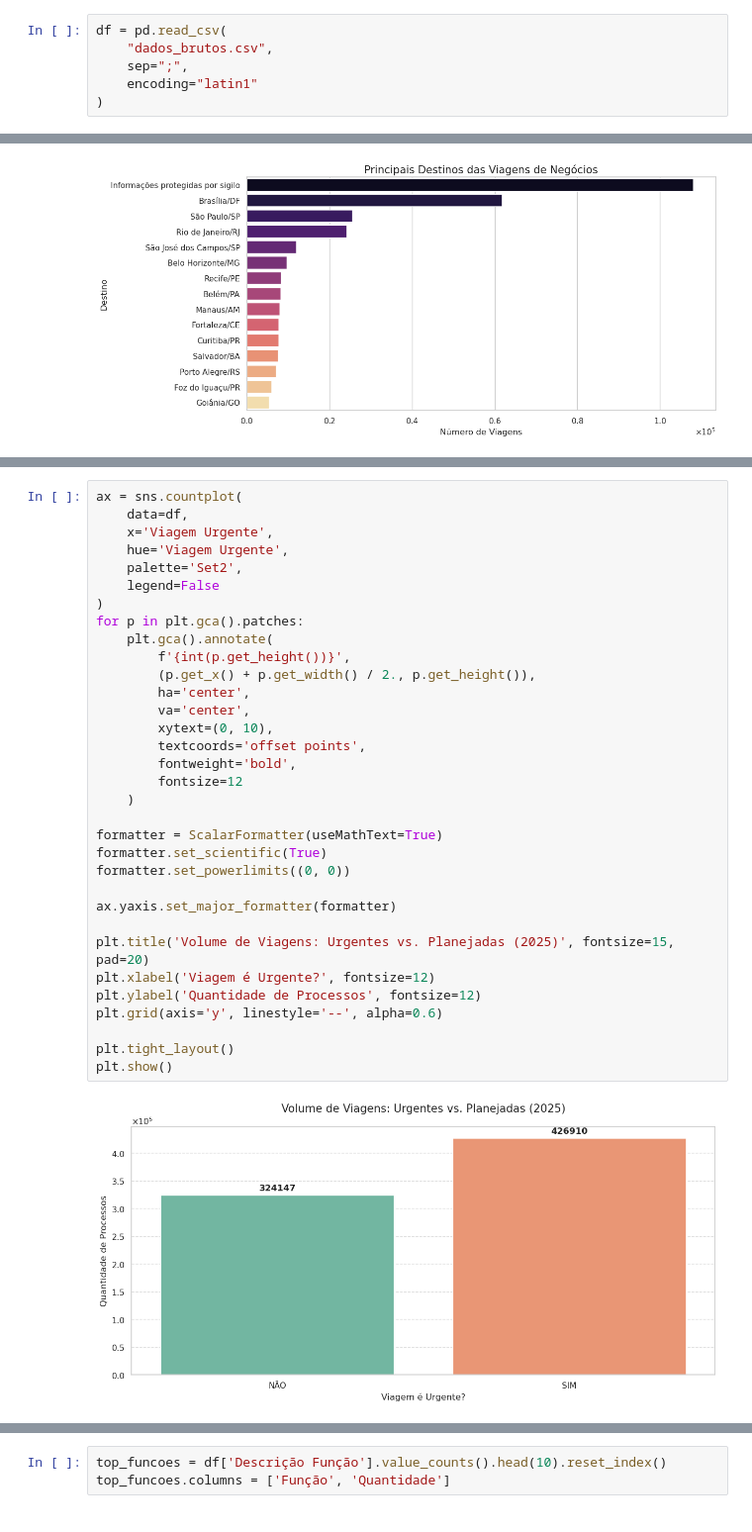
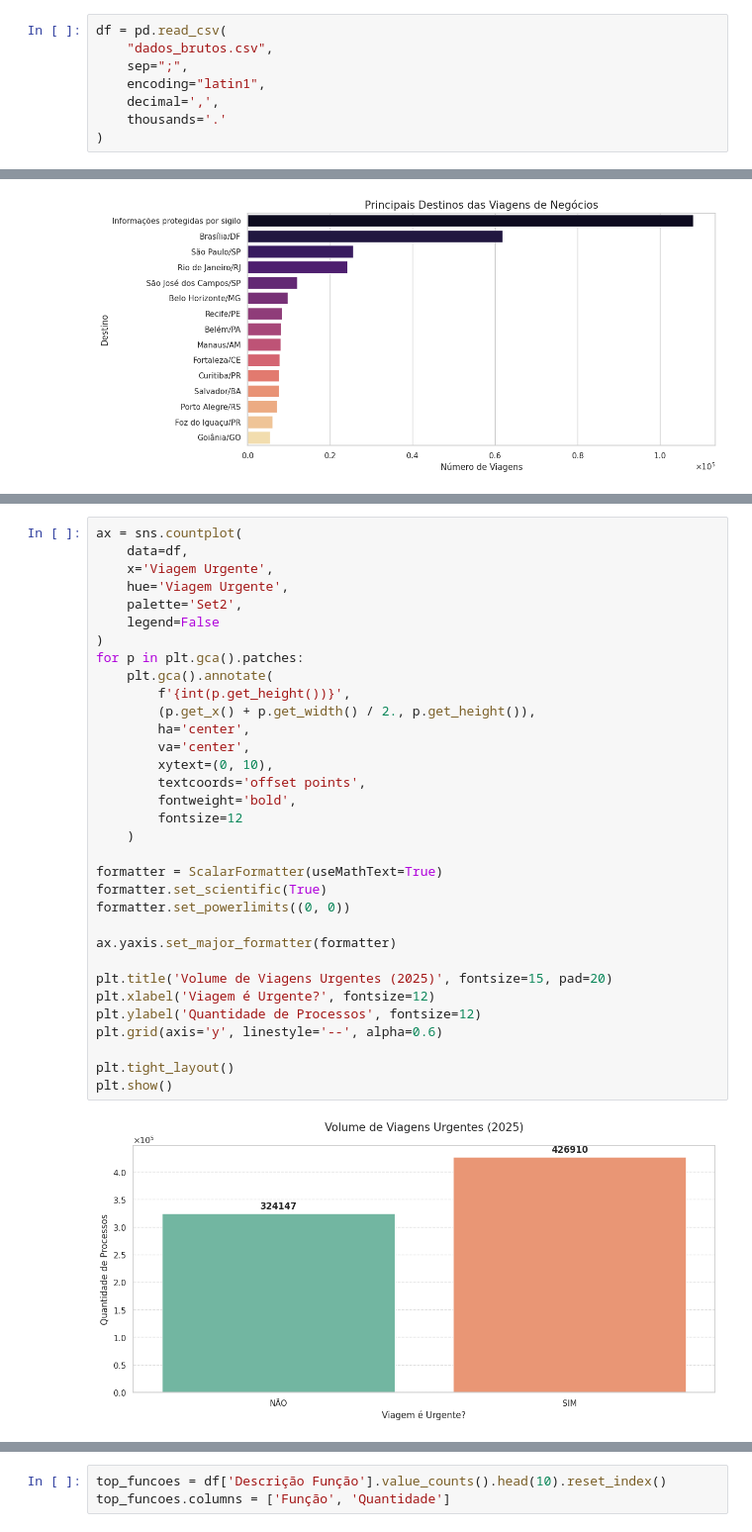
Before and after one commit to JuliaGabP/bi_gov_viagens, a Jupyter notebook: Data Layer/raw/analytcs.ipynb, the cells around one changed output, grey strips where cells are left out. Shown at 99% size. Cells and saved outputs as stored; diff of their text form.

```diff
--- a/Data Layer/raw/analytcs.ipynb
+++ b/Data Layer/raw/analytcs.ipynb
@@ -12,7 +12,9 @@ plt.rcParams['figure.figsize'] = (12, 6)
 df = pd.read_csv(
     "dados_brutos.csv",
     sep=";",
-    encoding="latin1"
+    encoding="latin1",
+    decimal=',',
+    thousands='.'
 )
 # %%
 top_destinos = df['Destinos'].value_counts().head(15).reset_index()
@@ -45,32 +51,32 @@ ax = sns.countplot(
     x='Viagem Urgente',
     hue='Viagem Urgente',
     palette='Set2',
     legend=False
 )
 for p in plt.gca().patches:
     plt.gca().annotate(
         f'{int(p.get_height())}',
         (p.get_x() + p.get_width() / 2., p.get_height()),
         ha='center',
         va='center',
         xytext=(0, 10),
         textcoords='offset points',
         fontweight='bold',
         fontsize=12
     )
 
 formatter = ScalarFormatter(useMathText=True)
 formatter.set_scientific(True)
 formatter.set_powerlimits((0, 0))
 
 ax.yaxis.set_major_formatter(formatter)
 
-plt.title('Volume de Viagens: Urgentes vs. Planejadas (2025)', fontsize=15, pad=20)
+plt.title('Volume de Viagens Urgentes (2025)', fontsize=15, pad=20)
 plt.xlabel('Viagem é Urgente?', fontsize=12)
 plt.ylabel('Quantidade de Processos', fontsize=12)
 plt.grid(axis='y', linestyle='--', alpha=0.6)
 
 plt.tight_layout()
 plt.show()
 # %% [output]
-[figure, old version]
+[figure, new version]
```
Also changed, not shown: parts of 17 cells of this notebook, 1 other file.
